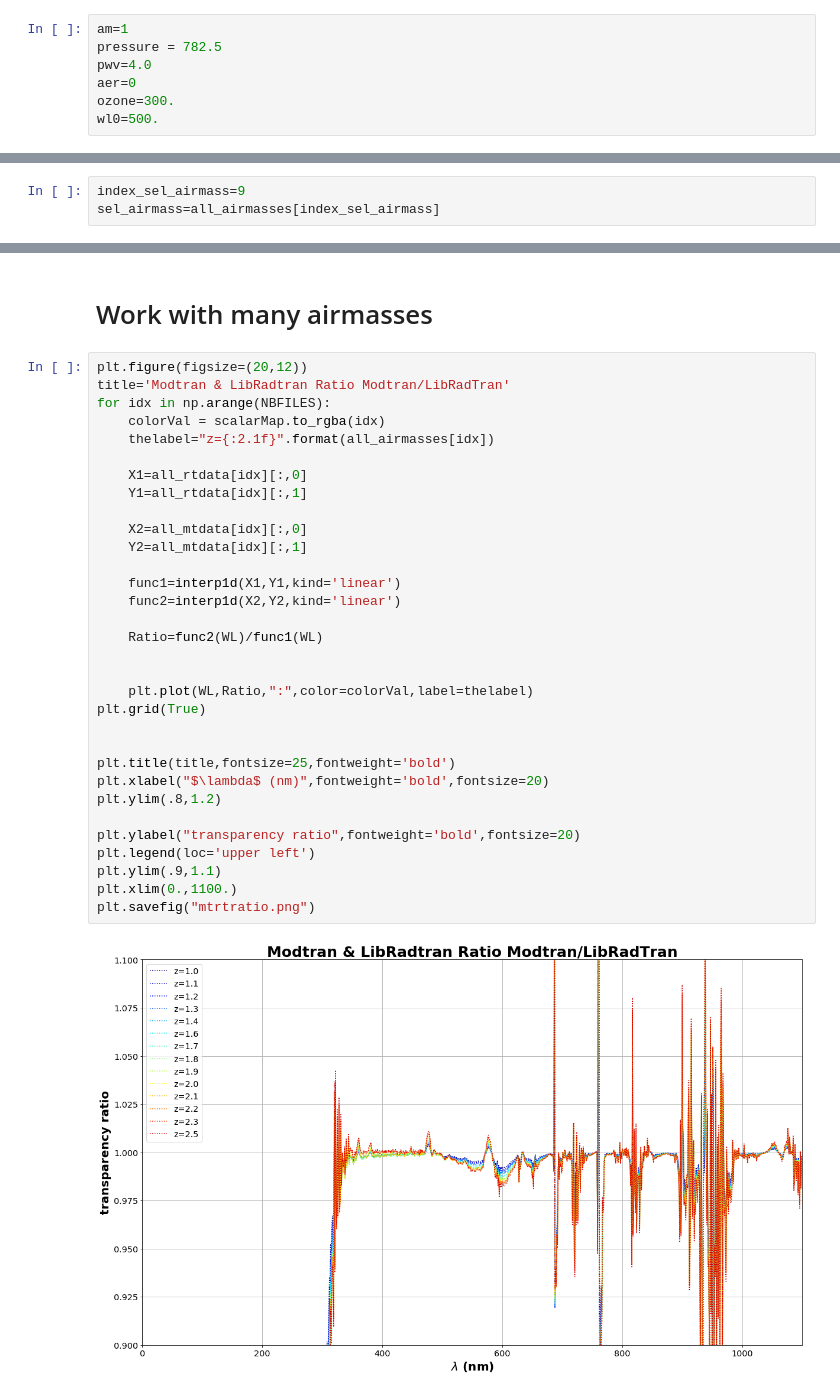
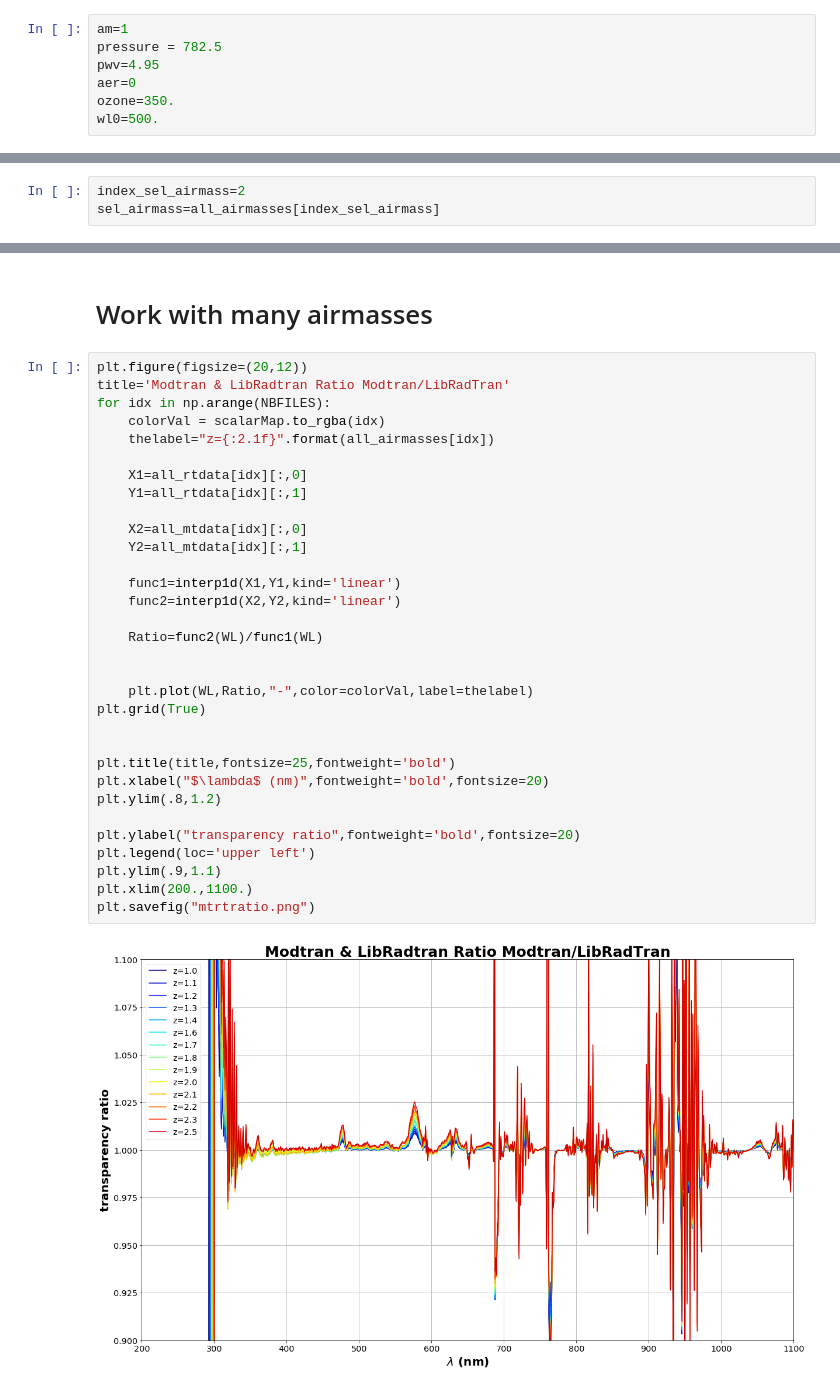
Before and after one commit to LSSTDESC/ModtranLibRadTranComp, a Jupyter notebook: CompareMTRTAtmosphericTransmissions.ipynb, the cells around one changed output, grey strips where cells are left out. Drawn from its saved outputs; the diff is of its cells as text.

```diff
--- a/CompareMTRTAtmosphericTransmissions.ipynb
+++ b/CompareMTRTAtmosphericTransmissions.ipynb
@@ -135,9 +135,9 @@ all_airmasses
 # %%
 am=1
 pressure = 782.5
-pwv=4.0
+pwv=4.95
 aer=0
-ozone=300.
+ozone=350.
 wl0=500.
 # %%
 all_rtdata=[]
@@ -167,7 +167,7 @@ uvspec cmd:  /pbs/throng/lsst/users/dagoret/External/libRadtran/libRadtran-2.0.1
 # %% [markdown]
 # Work with One  airmass
 # %%
-index_sel_airmass=9
+index_sel_airmass=2
 sel_airmass=all_airmasses[index_sel_airmass]
 # %%
 title='Modtran & LibRadtran for airmass {:2.1f}'.format(sel_airmass)
@@ -212,33 +212,33 @@ plt.ylim(.8,1.2)
 plt.figure(figsize=(20,12))
 title='Modtran & LibRadtran Ratio Modtran/LibRadTran'
 for idx in np.arange(NBFILES):
     colorVal = scalarMap.to_rgba(idx)
     thelabel="z={:2.1f}".format(all_airmasses[idx])
 
     X1=all_rtdata[idx][:,0]
     Y1=all_rtdata[idx][:,1]
 
     X2=all_mtdata[idx][:,0]
     Y2=all_mtdata[idx][:,1]
 
     func1=interp1d(X1,Y1,kind='linear')
     func2=interp1d(X2,Y2,kind='linear')
 
     Ratio=func2(WL)/func1(WL)
 
 
-    plt.plot(WL,Ratio,":",color=colorVal,label=thelabel)
+    plt.plot(WL,Ratio,"-",color=colorVal,label=thelabel)
 plt.grid(True)
 
 
 plt.title(title,fontsize=25,fontweight='bold')
 plt.xlabel("$\lambda$ (nm)",fontweight='bold',fontsize=20)
 plt.ylim(.8,1.2)
 
 plt.ylabel("transparency ratio",fontweight='bold',fontsize=20)
 plt.legend(loc='upper left')
 plt.ylim(.9,1.1)
-plt.xlim(0.,1100.)
+plt.xlim(200.,1100.)
 plt.savefig("mtrtratio.png")
 # %% [output]
-[figure, old version]
+[figure, new version]
```
Also changed, not shown: parts of 3 cells of this notebook, 2 other files.
